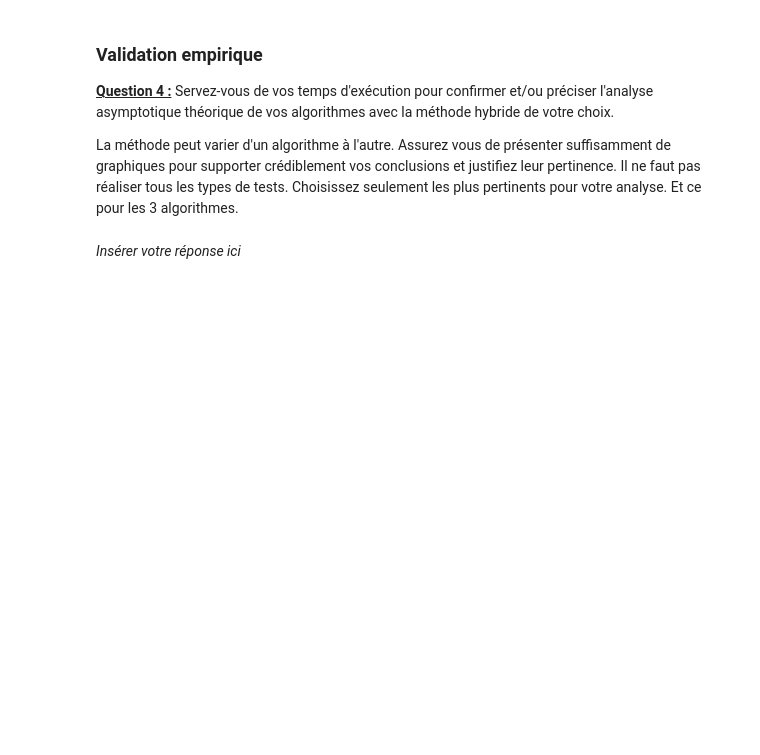
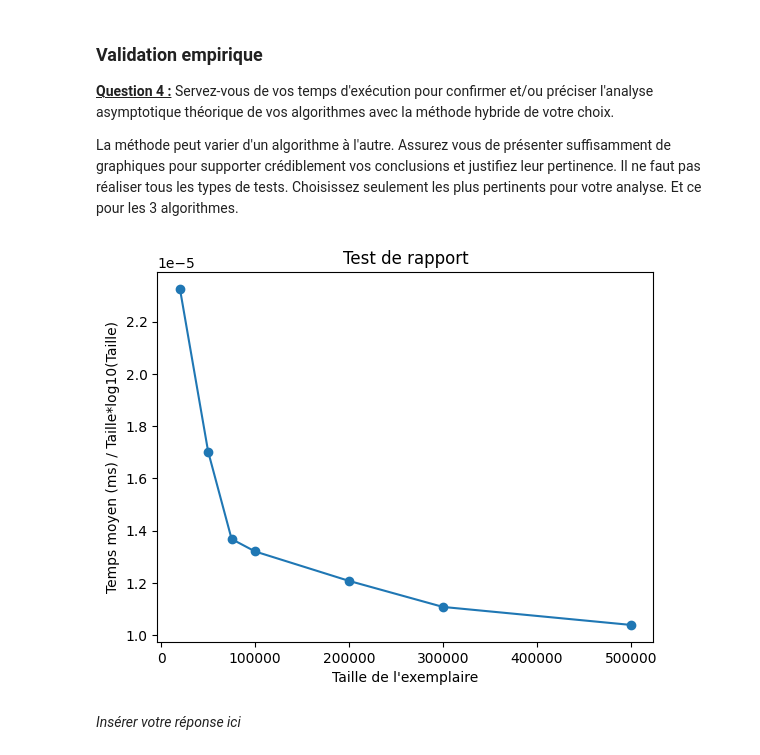
Before and after one commit to nath1416/Tp2-INF8775, a Jupyter notebook: TP2_H26_v3.ipynb, the cells around one changed output. Saved outputs shown, nothing was run; the diff lists cells and outputs as text; code cells hidden in the pictures; blank space fills up the shorter version.

```diff
--- a/TP2_H26_v3.ipynb
+++ b/TP2_H26_v3.ipynb
@@ -445,7 +446,7 @@ La complexité total de cet algorithme glouton est donc de O(nlogn).
 <u>**Question 3 :**</u> Rapportez dans un tableau les temps d'exécution moyens avec les fonctions auxiliaires `measure_range` et `display_data_as_table`.
 # %%
 problems_glouton = make_problems(
-    sizes=[40, 50, 5_000], totals=[100, 500, 1000], num_samples=10, gen_algo=uniform
+    sizes=[20_000,50_000, 75_000, 100_000, 200_000, 300_000, 500_000], totals=[1_000, 5_000, 10_000], num_samples=5, gen_algo=uniform
 )
 
 output = measure_range(algo_glouton, problems_glouton)
@@ -467,6 +475,14 @@ Taille               Somme                Temps moyen (ms)     Taux de succès
 <u>**Question 4 :**</u> Servez-vous de vos temps d'exécution pour confirmer et/ou préciser l'analyse asymptotique théorique de vos algorithmes avec la méthode hybride de votre choix.
 
 La méthode peut varier d'un algorithme à l'autre. Assurez vous de présenter suffisamment de graphiques pour supporter crédiblement vos conclusions et justifiez leur pertinence. Il ne faut pas réaliser tous les types de tests. Choisissez seulement les plus pertinents pour votre analyse. Et ce pour les 3 algorithmes.
+# %%
+data_dict_ratio = {
+    measure.size: (measure.mean_time / (measure.size*log10(measure.size))) for measure in output
+}
+
+test_de_rapport(data_dict_ratio, "Taille de l'exemplaire", "Temps moyen (ms) / Taille*log10(Taille)")
+# %% [output]
+[figure, added]
 # %% [markdown]
 *Insérer votre réponse ici*
 # %% [markdown]
```
Also changed, not shown: parts of 4 cells of this notebook, 2 other files.
